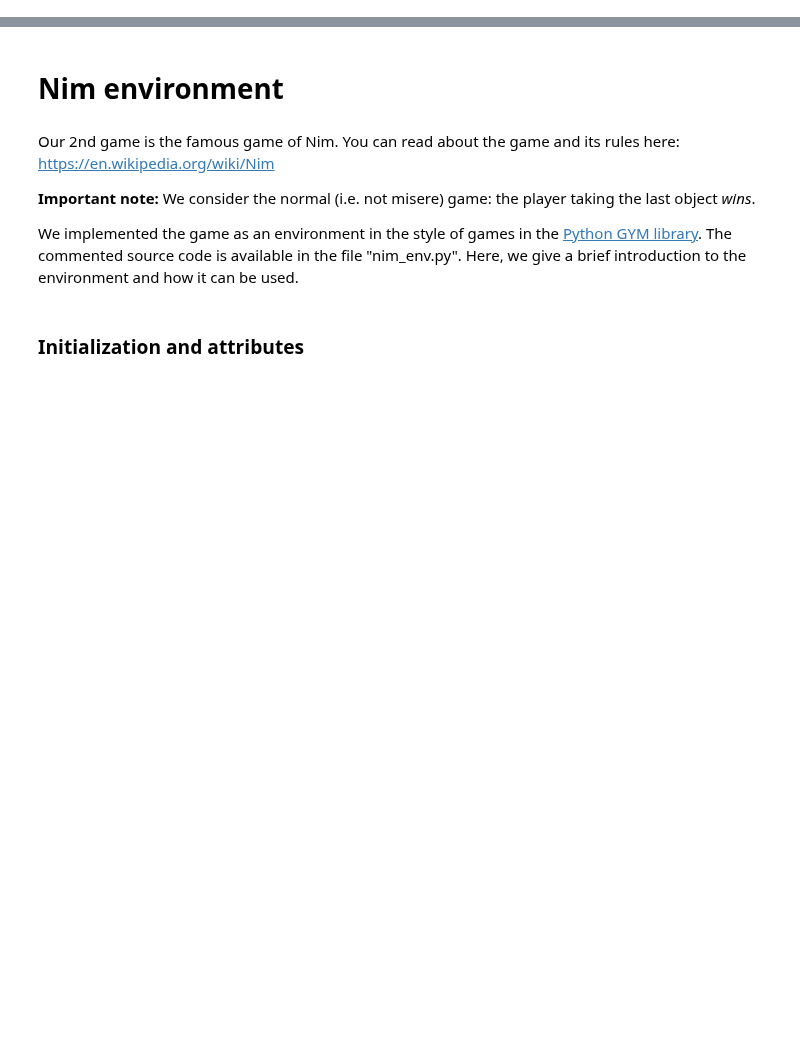
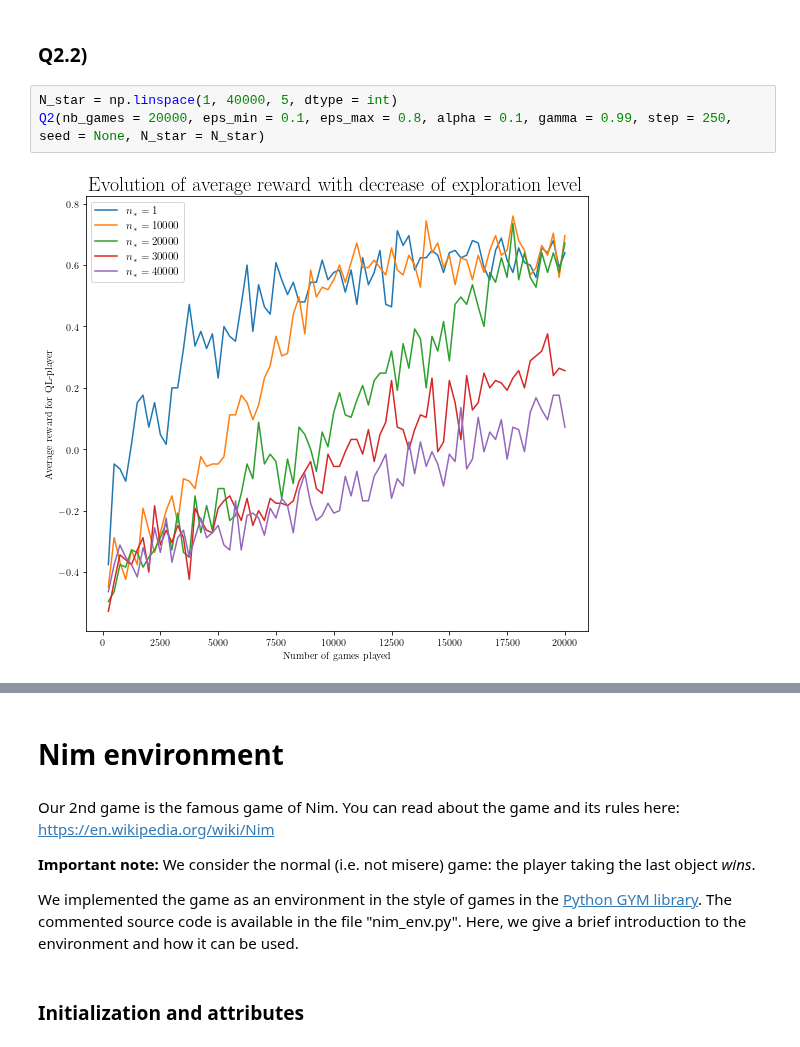
Before and after one commit to louisPoulain/ANN_NIM, a Jupyter notebook: nim.ipynb, the cells around one changed output, grey strips where cells are left out. Cells and saved outputs as stored; diff of their text form; blank space fills up the shorter version.

```diff
--- a/nim.ipynb
+++ b/nim.ipynb
@@ -3,0 +17,7 @@ from nim_env import NimEnv, OptimalPlayer
+# %% [markdown]
+### Q2.2)
+# %%
+N_star = np.linspace(1, 40000, 5, dtype = int)
+Q2(nb_games = 20000, eps_min = 0.1, eps_max = 0.8, alpha = 0.1, gamma = 0.99, step = 250, seed = None, N_star = N_star)
+# %% [output]
+[figure, added]
```
Also changed, not shown: parts of 8 cells of this notebook, 6 other files.
